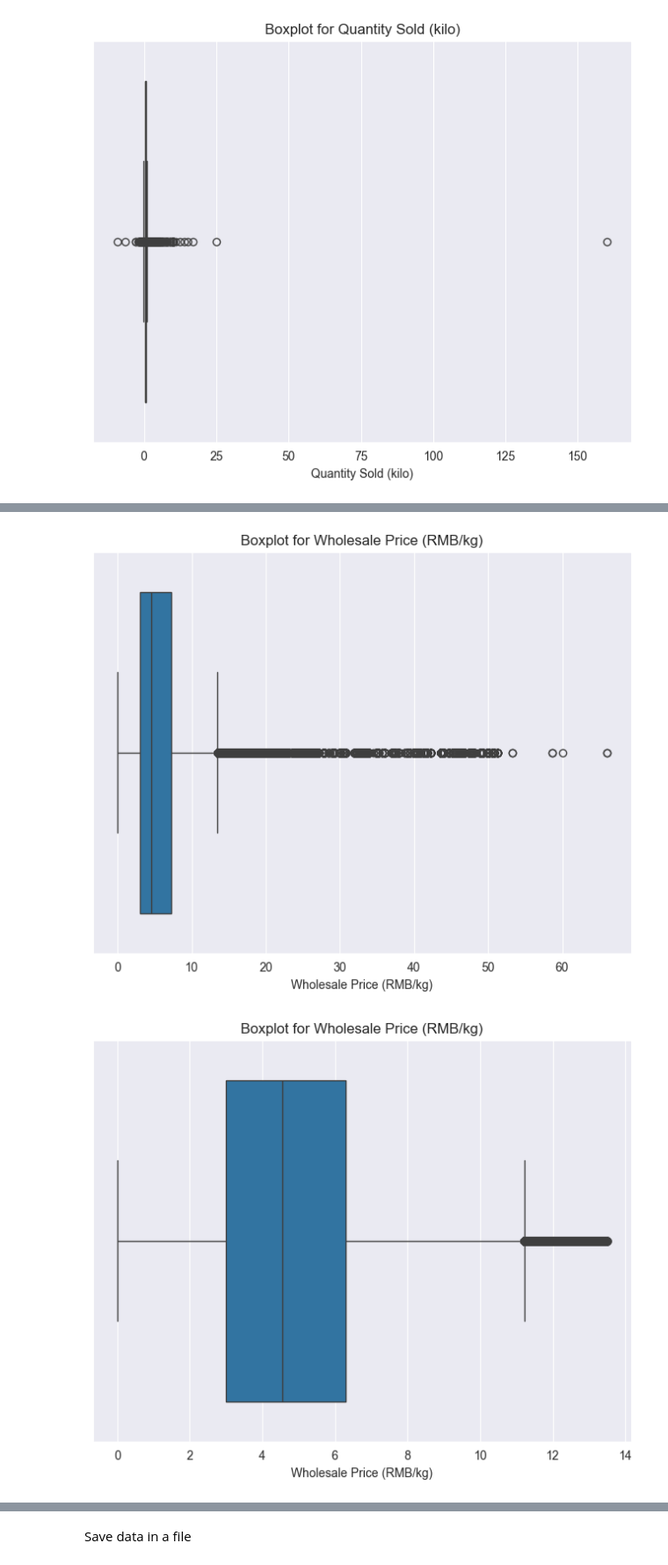
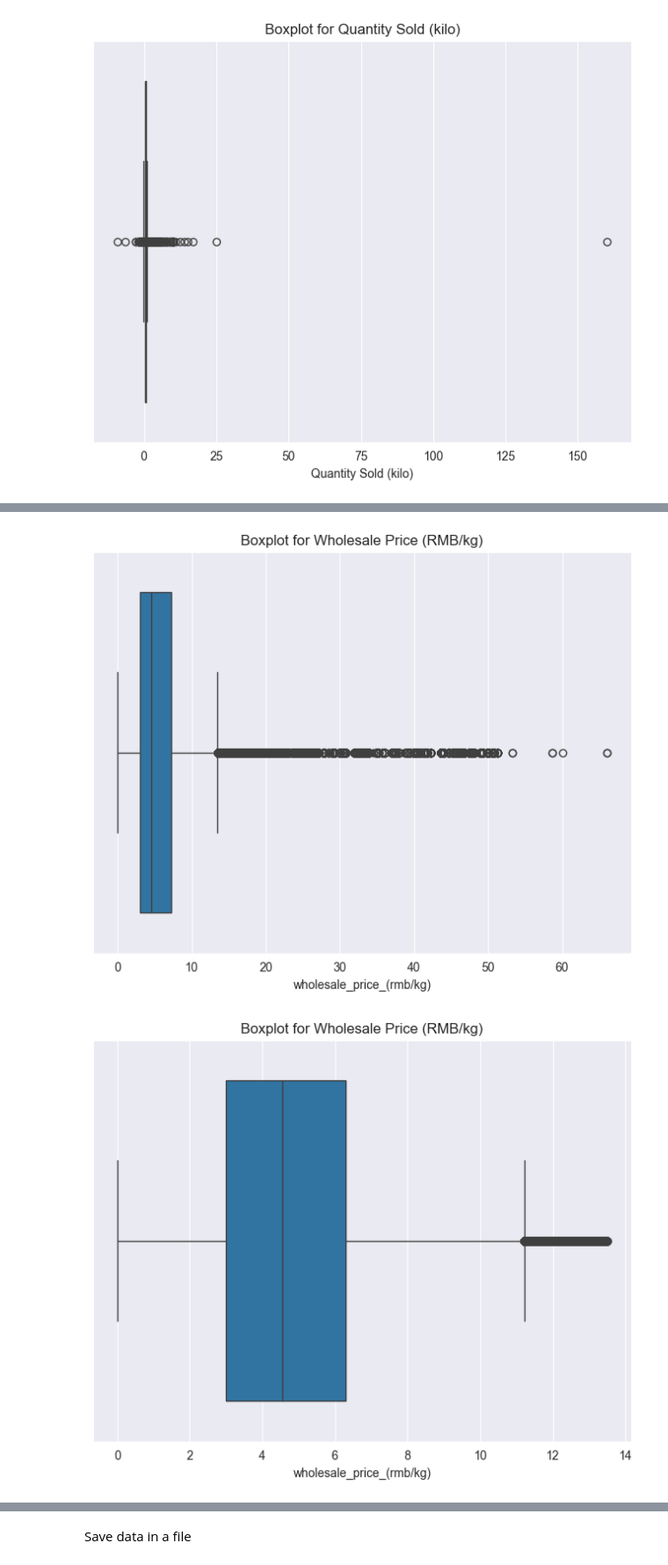
Before and after one commit to RumethSandinu/Project-connexa, a Jupyter notebook: Shamal/data_preprocessing.ipynb, the cells around one changed output, grey strips where cells are left out. Shown at 88% size. Saved outputs shown, nothing was run; the diff lists cells and outputs as text; code cells hidden in the pictures.

```diff
--- a/Shamal/data_preprocessing.ipynb
+++ b/Shamal/data_preprocessing.ipynb
@@ -524,8 +542,8 @@ plt.show()  # Display the plot
 # %%
 import numpy as np
 # Calculate Q1 (25th percentile) and Q3 (75th percentile) for 'Quantity Sold (kilo)'
-Q1 = data['Quantity Sold (kilo)'].quantile(0.25)
-Q3 = data['Quantity Sold (kilo)'].quantile(0.75)
+Q1 = data['quantity_sold_kg'].quantile(0.25)
+Q3 = data['quantity_sold_kg'].quantile(0.75)
 
 # Calculate IQR (Interquartile Range)
 IQR = Q3 - Q1
@@ -534,15 +552,15 @@ IQR = Q3 - Q1
 lower_bound = Q1 - 1.5 * IQR
 upper_bound = Q3 + 1.5 * IQR
 # Identify outliers
-outliers = (data['Quantity Sold (kilo)'] < lower_bound) | (data['Quantity Sold (kilo)'] > upper_bound)
+outliers = (data['quantity_sold_kg'] < lower_bound) | (data['quantity_sold_kg'] > upper_bound)
 
 # Calculate the mean excluding outliers
-mean_without_outliers = np.mean(data.loc[~outliers, 'Quantity Sold (kilo)'])
+mean_without_outliers = np.mean(data.loc[~outliers, 'quantity_sold_kg'])
 
 # Replace outliers with the mean excluding outliers
-data.loc[outliers, 'Quantity Sold (kilo)'] = mean_without_outliers
+data.loc[outliers, 'quantity_sold_kg'] = mean_without_outliers
 
 # Filter out rows where 'Quantity Sold (kilo)' is outside the bounds
-filtered_data = data[(data['Quantity Sold (kilo)'] >= lower_bound) & (data['Quantity Sold (kilo)'] <= upper_bound)]
+filtered_data = data[(data['quantity_sold_kg'] >= lower_bound) & (data['quantity_sold_kg'] <= upper_bound)]
 # %%
 plt.figure(figsize=(8, 6))  # Set the figure size
@@ -564,7 +582,7 @@ plt.show()  # Display the plot
 # %%
 # Calculate Q1 (25th percentile) and Q3 (75th percentile) for 'Unit Selling Price (RMB/kg)'
-Q1 = filtered_data['Unit Selling Price (RMB/kg)'].quantile(0.25)
-Q3 = filtered_data['Unit Selling Price (RMB/kg)'].quantile(0.75)
+Q1 = filtered_data['unit_selling_price_rmb/kg'].quantile(0.25)
+Q3 = filtered_data['unit_selling_price_rmb/kg'].quantile(0.75)
 
 # Calculate IQR (Interquartile Range)
 IQR = Q3 - Q1
@@ -573,18 +591,18 @@ IQR = Q3 - Q1
 lower_bound = Q1 - 1.5 * IQR
 upper_bound = Q3 + 1.5 * IQR
 # Identify outliers
-outliers = (data['Unit Selling Price (RMB/kg)'] < lower_bound) | (data['Unit Selling Price (RMB/kg)'] > upper_bound)
+outliers = (data['unit_selling_price_rmb/kg'] < lower_bound) | (data['unit_selling_price_rmb/kg'] > upper_bound)
 
 # Replace outliers with the mean value without considering outliers in the mean calculation
-mean_without_outliers = np.mean(data.loc[~outliers, 'Unit Selling Price (RMB/kg)'])
-data.loc[outliers, 'Unit Selling Price (RMB/kg)'] = mean_without_outliers
+mean_without_outliers = np.mean(data.loc[~outliers, 'unit_selling_price_rmb/kg'])
+data.loc[outliers, 'unit_selling_price_rmb/kg'] = mean_without_outliers
 
 # Filter out rows where 'Unit Selling Price (RMB/kg)' is outside the bounds
-filtered_data = data[(data['Unit Selling Price (RMB/kg)'] >= lower_bound) & (data['Unit Selling Price (RMB/kg)'] <= upper_bound)]
+filtered_data = data[(data['unit_selling_price_rmb/kg'] >= lower_bound) & (data['unit_selling_price_rmb/kg'] <= upper_bound)]
 
 plt.figure(figsize=(8, 6))  # Set the figure size
-sns.boxplot(x=filtered_data['Unit Selling Price (RMB/kg)'])  # Create the boxplot using seaborn
+sns.boxplot(x=filtered_data['unit_selling_price_rmb/kg'])  # Create the boxplot using seaborn
 plt.title('Boxplot for Unit Selling Price (RMB/kg)')  # Set the title of the plot
-plt.xlabel('Unit Selling Price (RMB/kg))')  # Set the label for the x-axis
+plt.xlabel('unit_selling_price_rmb/kg')  # Set the label for the x-axis
 plt.show()
 # %% [output]
@@ -592,37 +610,37 @@ plt.show()
 # %%
 # Generate a boxplot specifically for the 'Wholesale Price (RMB/kg)' column
 plt.figure(figsize=(8, 6))  # Set the figure size
-sns.boxplot(x=filtered_data['Wholesale Price (RMB/kg)'])  # Create the boxplot using seaborn
+sns.boxplot(x=filtered_data['wholesale_price_(rmb/kg)'])  # Create the boxplot using seaborn
 plt.title('Boxplot for Wholesale Price (RMB/kg)')  # Set the title of the plot
-plt.xlabel('Wholesale Price (RMB/kg)')  # Set the label for the x-axis
+plt.xlabel('wholesale_price_(rmb/kg)')  # Set the label for the x-axis
 plt.show()  # Display the plot
 # %% [output]
-[figure, old version]
+[figure, new version]
 # %%
 # Calculate Q1 (25th percentile) and Q3 (75th percentile) for 'Wholesale Price (RMB/kg)'
-Q1 = filtered_data['Wholesale Price (RMB/kg)'].quantile(0.25)
-Q3 = filtered_data['Wholesale Price (RMB/kg)'].quantile(0.75)
+Q1 = filtered_data['wholesale_price_(rmb/kg)'].quantile(0.25)
+Q3 = filtered_data['wholesale_price_(rmb/kg)'].quantile(0.75)
 
 # Calculate IQR (Interquartile Range)
 IQR = Q3 - Q1
 
 # Define the lower and upper bounds to identify outliers
 lower_bound = Q1 - 1.5 * IQR
 upper_bound = Q3 + 1.5 * IQR
 # Identify outliers
-outliers = (data['Wholesale Price (RMB/kg)'] < lower_bound) | (data['Wholesale Price (RMB/kg)'] > upper_bound)
+outliers = (data['wholesale_price_(rmb/kg)'] < lower_bound) | (data['wholesale_price_(rmb/kg)'] > upper_bound)
 
 # Replace outliers with the mean value without considering outliers in the mean calculation
-mean_without_outliers = np.mean(data.loc[~outliers, 'Wholesale Price (RMB/kg)'])
-data.loc[outliers, 'Wholesale Price (RMB/kg)'] = mean_without_outliers
+mean_without_outliers = np.mean(data.loc[~outliers, 'wholesale_price_(rmb/kg)'])
+data.loc[outliers, 'wholesale_price_(rmb/kg)'] = mean_without_outliers
 
 # Filter out rows where 'Wholesale Price (RMB/kg)' is outside the bounds
-filtered_data = data[(data['Wholesale Price (RMB/kg)'] >= lower_bound) & (data['Wholesale Price (RMB/kg)'] <= upper_bound)]
+filtered_data = data[(data['wholesale_price_(rmb/kg)'] >= lower_bound) & (data['wholesale_price_(rmb/kg)'] <= upper_bound)]
 
 plt.figure(figsize=(8, 6))  # Set the figure size
-sns.boxplot(x=filtered_data['Wholesale Price (RMB/kg)'])  # Create the boxplot using seaborn
+sns.boxplot(x=filtered_data['wholesale_price_(rmb/kg)'])  # Create the boxplot using seaborn
 plt.title('Boxplot for Wholesale Price (RMB/kg)')  # Set the title of the plot
-plt.xlabel('Wholesale Price (RMB/kg)')  # Set the label for the x-axis
+plt.xlabel('wholesale_price_(rmb/kg)')  # Set the label for the x-axis
 plt.show()
 # %% [output]
-[figure, old version]
+[figure, new version]
```
Also changed, not shown: parts of 44 cells of this notebook, 6 other files.
